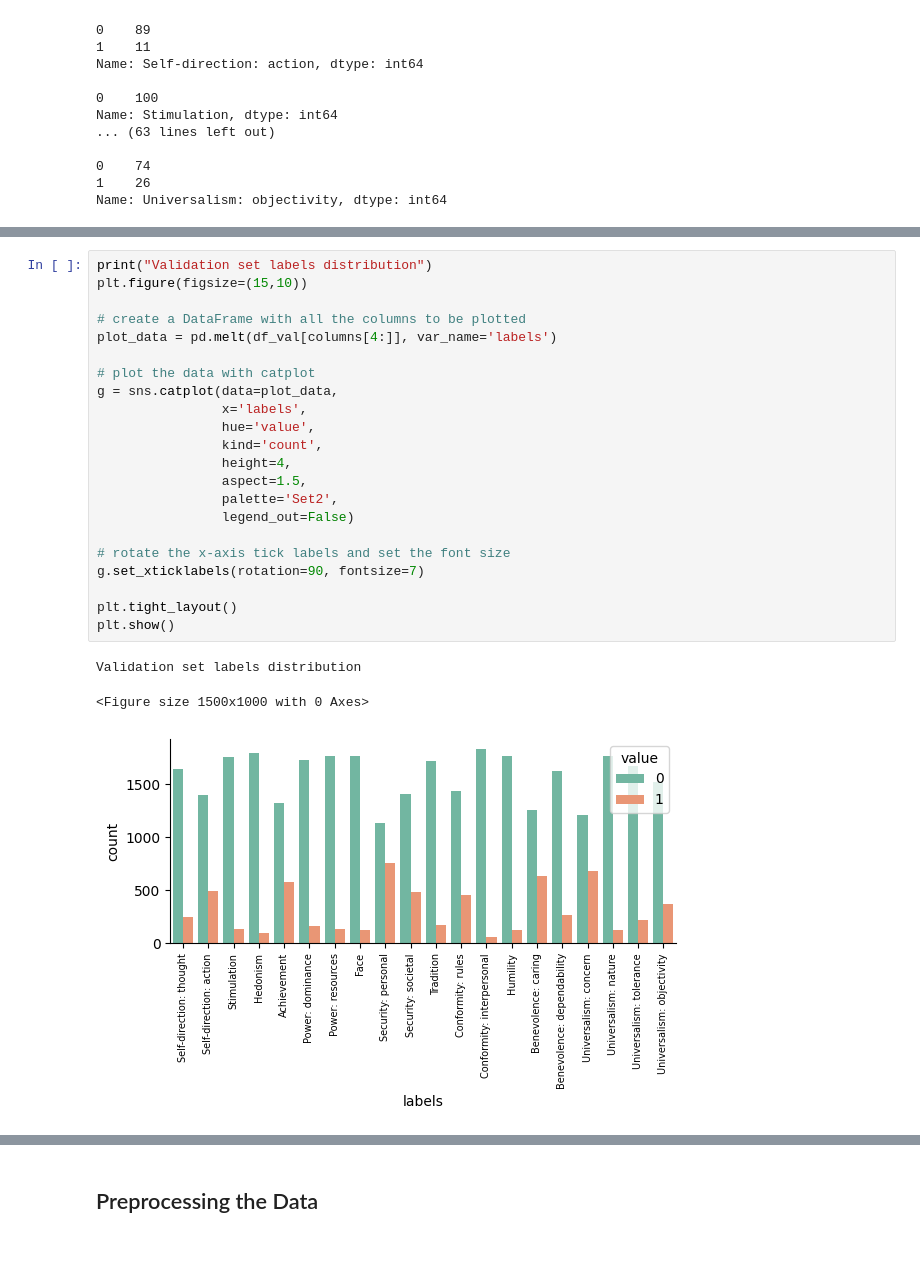
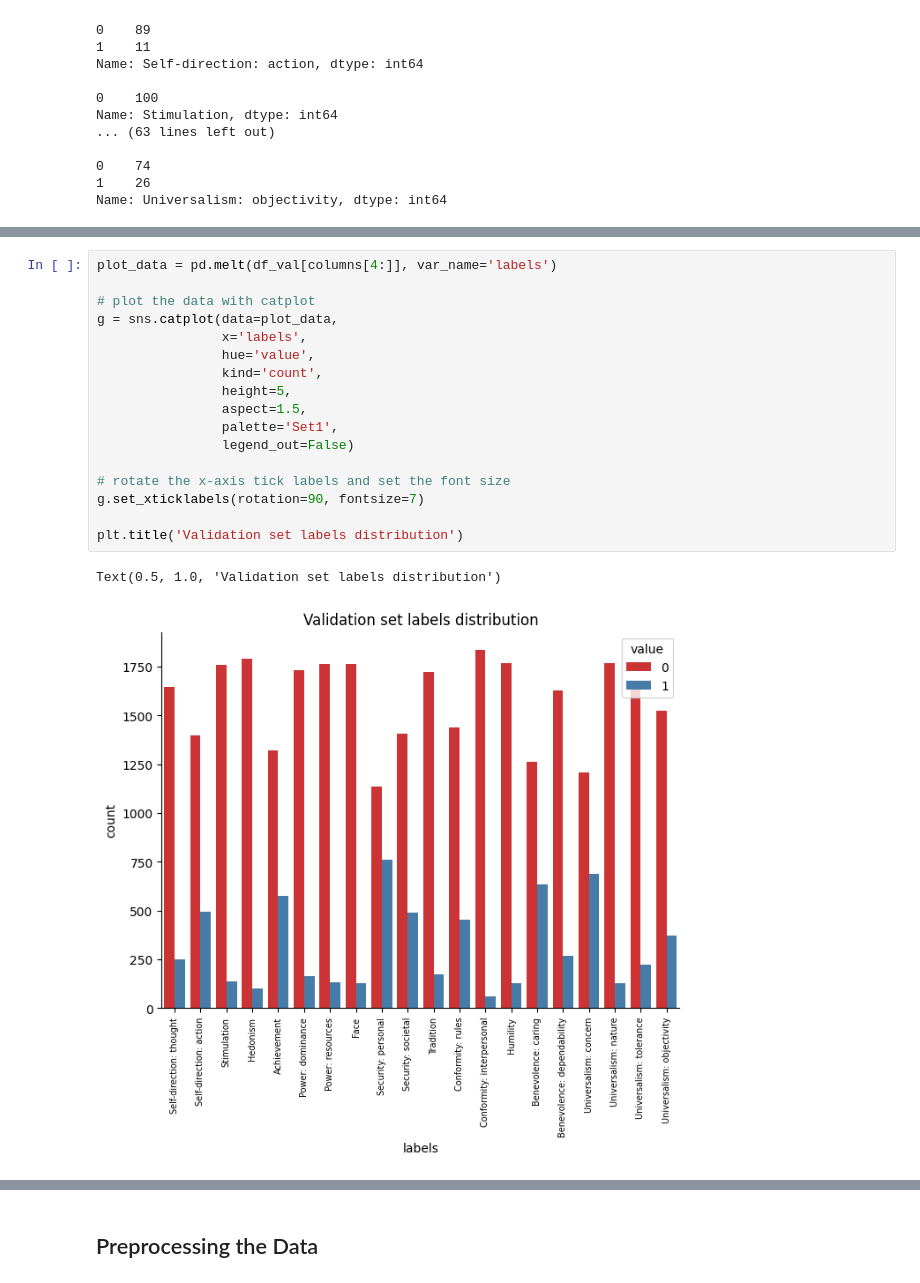
Before and after one commit to send-an-SMS/Unibo-NLP-Project, a Jupyter notebook: NLP_Standard_Project.ipynb, the cells around one changed output, grey strips where cells are left out. Cells and saved outputs as stored; diff of their text form; blank space fills up the shorter version.

```diff
--- a/NLP_Standard_Project.ipynb
+++ b/NLP_Standard_Project.ipynb
@@ -228,27 +224,21 @@ Training set labels distribution
 # %%
-print("Validation set labels distribution")
-plt.figure(figsize=(15,10))
-
-# create a DataFrame with all the columns to be plotted
 plot_data = pd.melt(df_val[columns[4:]], var_name='labels')
 
 # plot the data with catplot
 g = sns.catplot(data=plot_data,
                 x='labels',
                 hue='value',
                 kind='count',
-                height=4,
+                height=5,
                 aspect=1.5,
-                palette='Set2',
+                palette='Set1',
                 legend_out=False)
 
 # rotate the x-axis tick labels and set the font size
 g.set_xticklabels(rotation=90, fontsize=7)
 
-plt.tight_layout()
-plt.show()
+plt.title('Validation set labels distribution')
 # %% [output]
-Validation set labels distribution
+Text(0.5, 1.0, 'Validation set labels distribution')
-<Figure size 1500x1000 with 0 Axes>
-[figure, old version]
+[figure, new version]
 # %%
```
Also changed, not shown: parts of 20 cells of this notebook.
